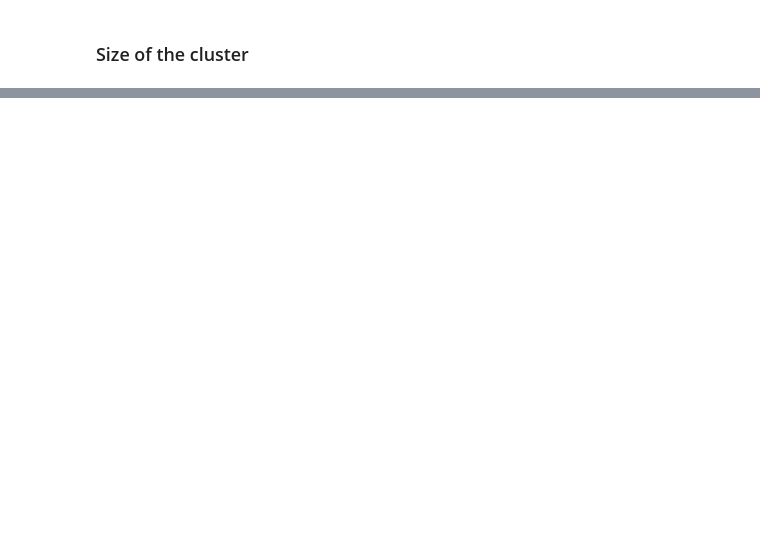
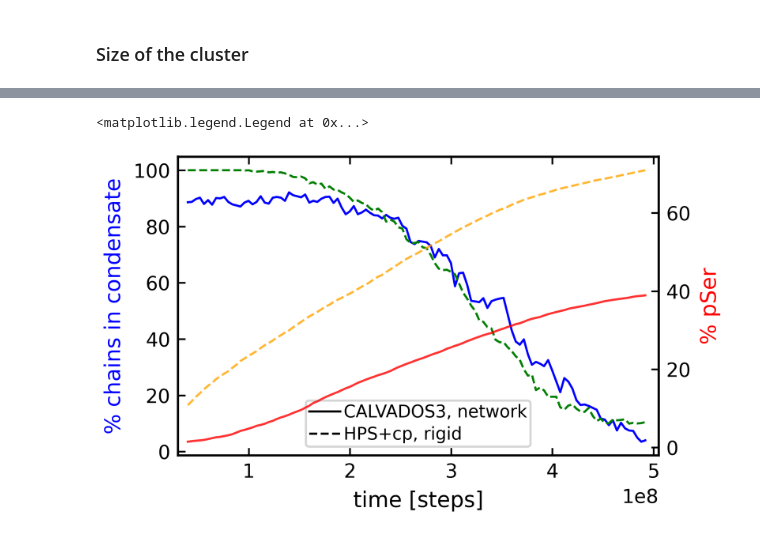
Before and after one commit to ezippo/HPA, a Jupyter notebook: cluster_analysis.ipynb, the cells around one changed output, grey strips where cells are left out. Drawn from its saved outputs; the diff is of its cells as text; code cells hidden in the pictures; blank space fills up the shorter version.

Commit message:
mod cluster chains_in_condensate: multi sim added

```diff
--- a/cluster_analysis.ipynb
+++ b/cluster_analysis.ipynb
@@ -19,6 +19,7 @@ plt.style.use('default')
 plt.style.use('/localscratch/zippoema/md_plots/rates_plot.mplstyle')
 # %%
 path_200 = '/localscratch/zippoema/project_ness/simulations/200-tdp43_CAL3/'
+path_bckp = '/localscratch/zippoema/zippo_phd_data_bckp/project_hps_phospho_tdp43_natcomm_bckp/'
 # %%
 step = 20
 times = np.arange(200,2500,step, dtype=int)-1
@@ -77,0 +28,4 @@ ax1.legend(ncols=3, loc='lower right')
+# %%
+nc_5ck1d, np_5ck1d = hpacl.chains_in_condensate(path_200+'sim_200-tdp43-lcd_5-ck1d-open/',
+                                                '200-tdp43-lcd_5-com-ck1d-open_CAL3_dump_processed.gsd',
+                                                4, times[:-1])
@@ -77,0 +37,4 @@ ax1.legend(ncols=3, loc='lower right')
+# %%
+nc_5ck1d_hps, np_5ck1d_hps = hpacl.chains_in_condensate(path_bckp+'multi-tdp43/simulations_folded-ck1d/sim_5-folded-ck1d/',
+                                                '5-folded-ck1d_multi-tdp43_32b_dump_centered.gsd',
+                                                4, times[:-1])
@@ -77,0 +52,35 @@ ax1.legend(ncols=3, loc='lower right')
+# %%
+time_step = times*200000
+#td_5 = np.where(nc_5ck1d/200 == 0.995)[0][0]
+
+fig, ax1 = plt.subplots(figsize=(4, 2.5))
+
+# Plot the first array with the primary y-axis
+ax1.plot(time_step[:-1], nc_5ck1d/2, 'b-')
+ax1.plot(time_step[:-1], nc_5ck1d_hps/2, 'g--')
+ax1.set_xlabel('time [steps]')
+ax1.set_ylabel('% chains in condensate', color='b')
+ax1.plot(time_step[0], nc_5ck1d[0]/2, 'k-', label=r'CALVADOS3, network')
+ax1.plot(time_step[0], nc_5ck1d[0]/2, 'k--', label=r'HPS+cp, rigid')
+
+#secax = ax1.secondary_xaxis('top')
+#secax.set_xticks([ time_step[td_5]], ['$t^\mathrm{5CK1\delta}_\mathrm{diss}$'], fontsize='x-small' )
+#secax.tick_params(direction='in', color='grey' , length=0)
+
+#ax1.vlines([time_step[td_5]],ymin=-10,ymax=105, ls=['-.'] ,color='grey', linewidth=1, alpha=0.6)
+#ax1.set_ylim((-10,105))
+
+# Create a secondary y-axis and plot the second array
+ax2 = ax1.twinx()
+ax2.plot(time_step[:-1], np_5ck1d/48, 'r-', alpha=0.8)
+ax2.plot(time_step[:-1], np_5ck1d_hps/48, '--', color='orange', alpha=0.8)
+ax2.set_ylabel('% pSer', color='r')
+#ax2.hlines([ np_5ck1d[td_5]],xmin=0.3*10**8,xmax=5.05*10**8, ls=['-.'], color='grey', linewidth=1, alpha=0.6)
+ax2.set_xlim((0.3*10**8,5.05*10**8))
+
+#ax2.plot([time_step[td_5]], [ np_5ck1d[td_5]], 'or', alpha=0.4, ms=5)
+
+ax1.legend(ncols=1, loc='lower center')
+# %% [output]
+<matplotlib.legend.Legend at 0x...>
+[figure, added]
```
Also changed, not shown: parts of 6 cells of this notebook, 1 other file.
